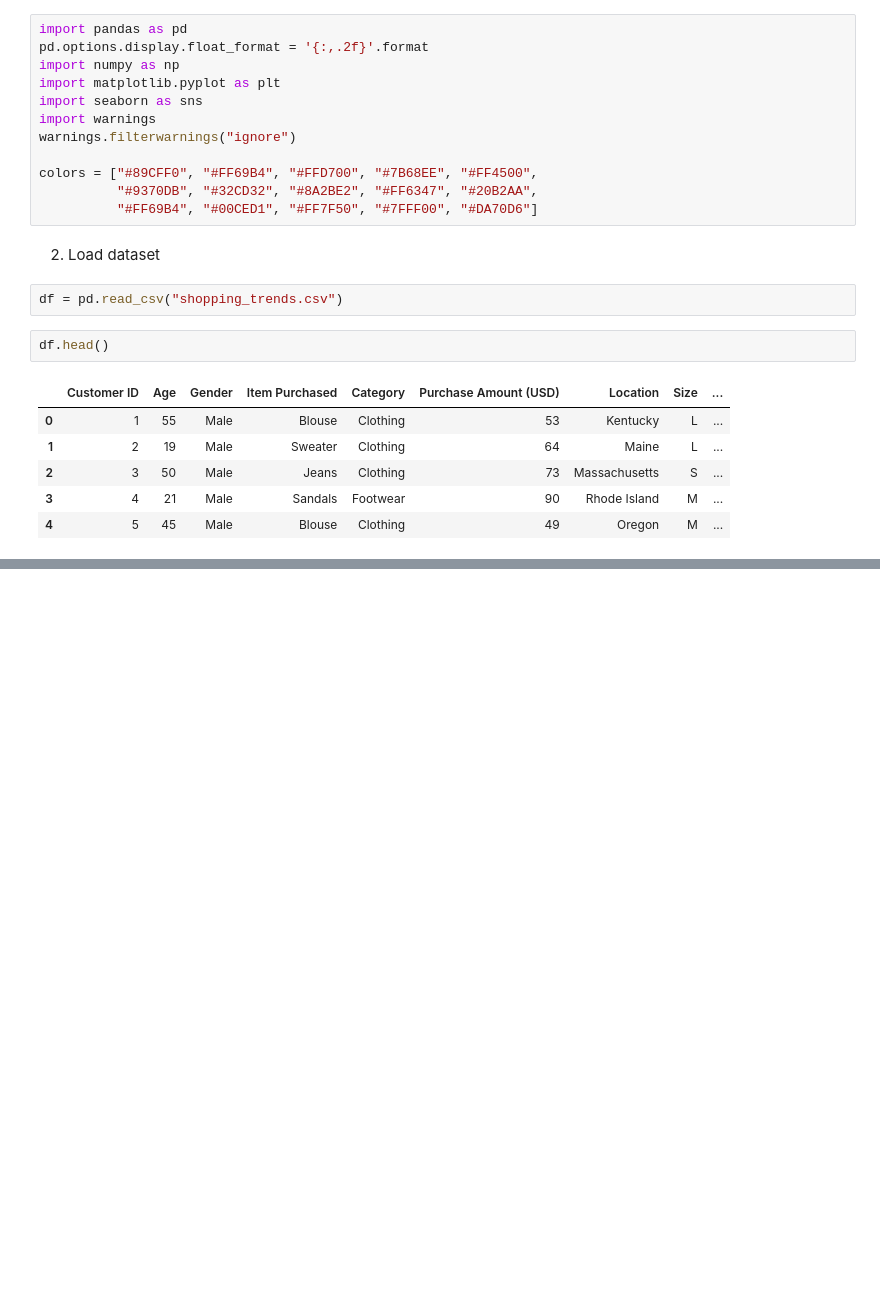
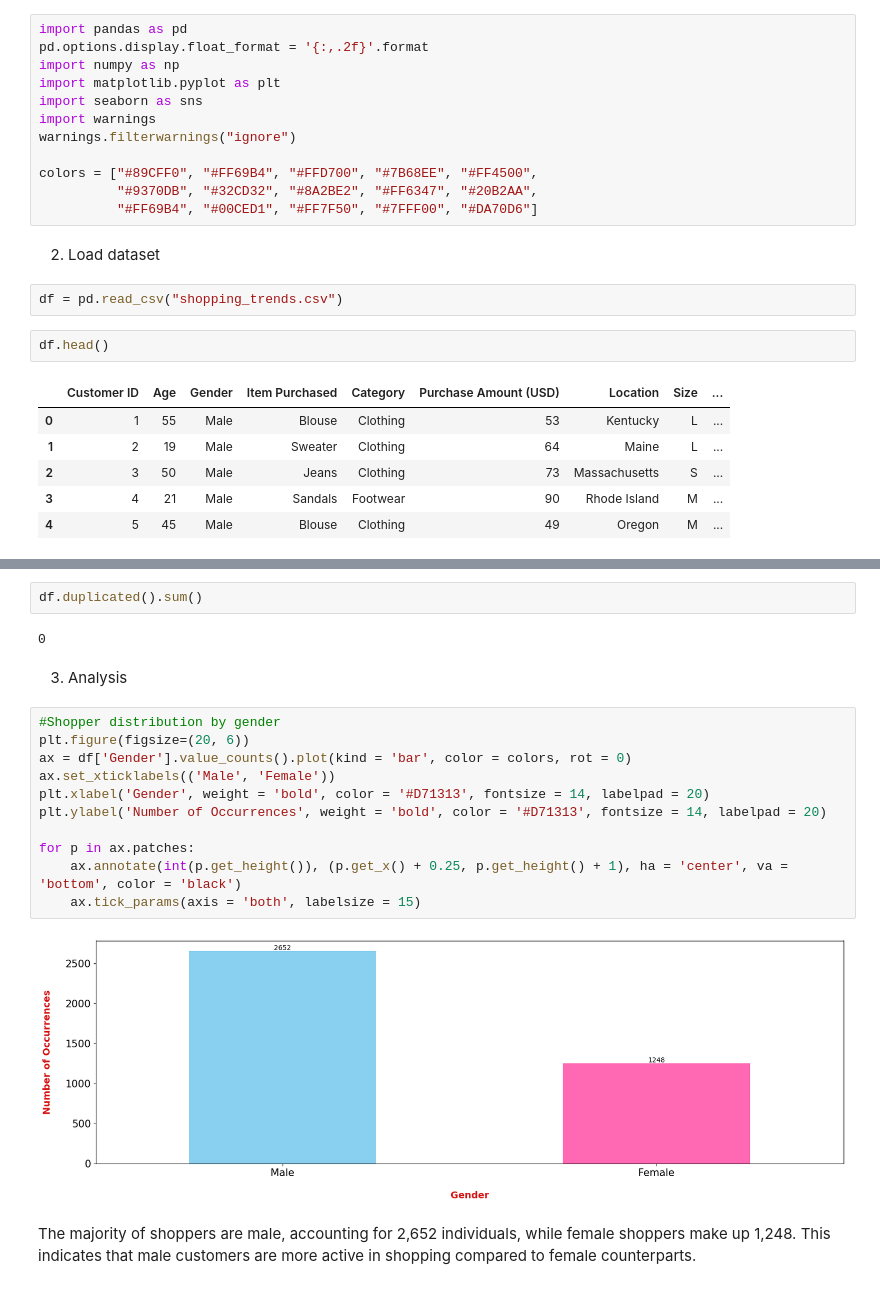
Before and after one commit to noahnoahnoahtran/project18-shopping-trend-analysis, a Jupyter notebook: shopping_trend_analysis.ipynb, the cells around one changed output, grey strips where cells are left out. Cells and saved outputs as stored; diff of their text form; blank space fills up the shorter version.

```diff
--- a/shopping_trend_analysis.ipynb
+++ b/shopping_trend_analysis.ipynb
@@ -27,0 +97,21 @@ df.head()
+# %%
+df.duplicated().sum()
+# %% [output]
+0
+# %% [markdown]
+3. Analysis
+# %%
+#Shopper distribution by gender
+plt.figure(figsize=(20, 6))
+ax = df['Gender'].value_counts().plot(kind = 'bar', color = colors, rot = 0)
+ax.set_xticklabels(('Male', 'Female'))
+plt.xlabel('Gender', weight = 'bold', color = '#D71313', fontsize = 14, labelpad = 20)
+plt.ylabel('Number of Occurrences', weight = 'bold', color = '#D71313', fontsize = 14, labelpad = 20)
+
+for p in ax.patches:
+    ax.annotate(int(p.get_height()), (p.get_x() + 0.25, p.get_height() + 1), ha = 'center', va = 'bottom', color = 'black')
+    ax.tick_params(axis = 'both', labelsize = 15)
+# %% [output]
+[figure, added]
+# %% [markdown]
+The majority of shoppers are male, accounting for 2,652 individuals, while female shoppers make up 1,248. This indicates that male customers are more active in shopping compared to female counterparts.
```
Also changed, not shown: parts of 5 cells of this notebook.
